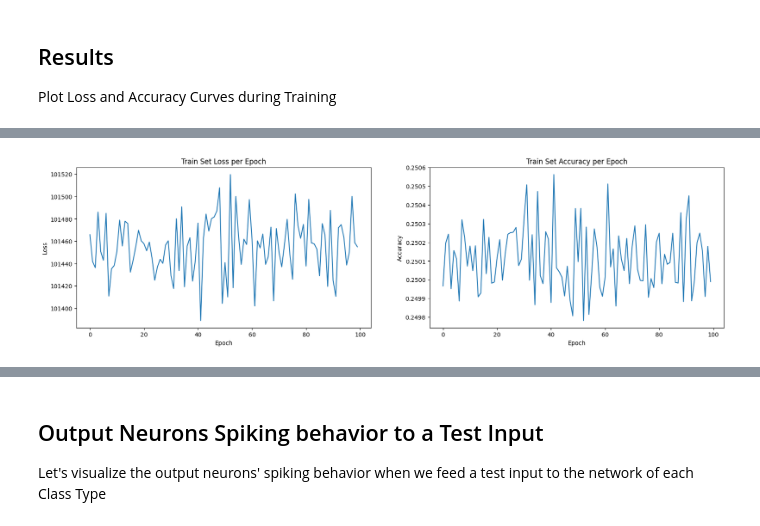
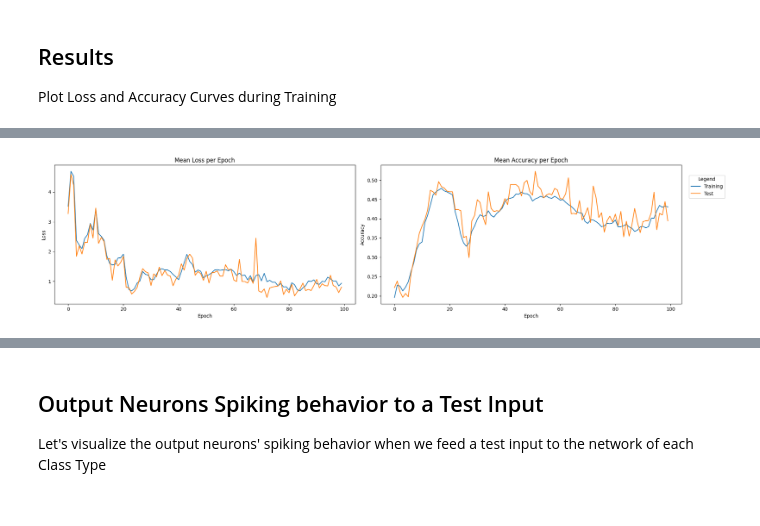
Before and after one commit to pedrofurrix/LAVA_SNN_ripples, a Jupyter notebook: snnTorch/windowed_train.ipynb, the cells around one changed output, grey strips where cells are left out. Saved outputs shown, nothing was run; the diff lists cells and outputs as text; code cells hidden in the pictures.

```diff
--- a/snnTorch/windowed_train.ipynb
+++ b/snnTorch/windowed_train.ipynb
@@ -173,7 +173,7 @@ if 'windowed_input_data' not in locals():
         #              refractory,WINDOW_SHIFT, WINDOW_SIZE,MEAN_DETECTION_OFFSET,MAX_DETECTION_OFFSET,factor)
         from make_windows2 import *
         windowed_input_data, windowed_gt, filtered_windows,ripple_ids, config=make_windows_mesquita(parent,config,time_max,downsampled_fs,bandpass,window_size,sample_ratio, scaling_factor,
-                     refractory,WINDOW_SHIFT, WINDOW_SIZE,MEAN_DETECTION_OFFSET,MAX_DETECTION_OFFSET,factor,fraction=fraction)
+                     refractory,WINDOW_SHIFT, WINDOW_SIZE,MEAN_DETECTION_OFFSET,MAX_DETECTION_OFFSET,factor,fraction=fraction,percentile=percentile)
 else:
     print("windowed_input_data already loaded")
 
@@ -1321,7 +1327,11 @@ tensor(0.5000, requires_grad=True)
 # %%
 from snnTorch.utils import training as tr_utils
 
-num_epochs = 100            # Number of epochs to train the network
+best_test_acc = 0.0
+best_model_state = None
+best_epoch = -1
+
+num_epochs = 200            # Number of epochs to train the network
 loss_hist = []                  # History of the loss (train)
 test_loss_hist = []             # History of the test loss
 acc_hist = []                   # History of the accuracy (train)
@@ -1416,7 +1426,15 @@ for epoch in range(num_epochs):
     epoch_mean_loss.append(np.mean(epoch_loss))
     epoch_mean_acc.append(np.mean(epoch_acc))  # Calculate the mean loss for the epoch
     test_epoch_mean_loss.append(np.mean(test_epoch_loss))  # Calculate the mean test loss for the epoch
-    test_epoch_mean_acc.append(np.mean(test_epoch_acc))    # Calculate the mean test accuracy for the epoch
+    mean_test_acc = np.mean(test_epoch_acc)  # Calculate the mean test accuracy for the epoch
+    test_epoch_mean_acc.append(mean_test_acc)    # Calculate the mean test accuracy for the epoch
+
+    if mean_test_acc > best_test_acc:
+        best_test_acc = mean_test_acc
+        best_model_state = copy.deepcopy(net.state_dict())
+        best_epoch = epoch
+        print(f"✅ New best model found at epoch {epoch} with test accuracy {best_test_acc:.4f}")
+
     # Update the Learning Rate
     scheduler.step()
 # %% [output]
@@ -1463,19 +1494,43 @@ plt.show()
 # %%
 # Plot Mean Epoch Loss and Accuracy
 # Plot Loss and Accuracy side-by-side
-plt.figure(figsize=(20, 5), facecolor="w")
-print(f"Mean Epoch Loss: {epoch_mean_loss}")
-plt.subplot(1, 2, 1)
-plt.plot(epoch_mean_loss, label="Mean Epoch Loss - Training")
-plt.title("Train Set Loss per Epoch")
-plt.xlabel("Epoch")
-plt.ylabel("Loss")
+# Create the figure and axes
+fig, axes = plt.subplots(1, 2, figsize=(20, 5), facecolor="w", sharey=False)
 
+# Colors
+train_color = "#1f77b4"
+test_color = "#ff7f0e"
 
-plt.subplot(1, 2, 2)
-plt.plot(epoch_mean_acc, label="Mean Epoch Accuracy - Training")
-plt.title("Train Set Accuracy per Epoch")
-plt.xlabel("Epoch")
-plt.ylabel("Accuracy")
+# Plot Loss
+axes[0].plot(epoch_mean_loss, color=train_color, )
+axes[0].plot(test_epoch_mean_loss, color=test_color, )
+axes[0].set_title("Mean Loss per Epoch")
+axes[0].set_xlabel("Epoch")
+axes[0].set_ylabel("Loss")
+
+# Plot Accuracy
+axes[1].plot(epoch_mean_acc, color=train_color,)
+axes[1].plot(test_epoch_mean_acc, color=test_color, )
+axes[1].set_title("Mean Accuracy per Epoch")
+axes[1].set_xlabel("Epoch")
+axes[1].set_ylabel("Accuracy")
+
+# Create one shared legend for both plots
+lines = [
+    plt.Line2D([0], [0], color=train_color, label='Training'),
+    plt.Line2D([0], [0], color=test_color, label='Test')
+]
+
+fig.legend(
+    handles=lines,
+    loc='center left',
+    bbox_to_anchor=(0.95, 0.8),
+    borderaxespad=0.5,
+    frameon=True,
+    title="Legend"
+)
+
+# Adjust layout
+plt.tight_layout(rect=[0, 0, 0.95, 1])
 plt.show()
 # %% [output]
@@ -1483 +1537 @@ Mean Epoch Loss: [101465.80407986112, 101441.82534722223, 101436.2734375, 101486
-[figure, old version]
+[figure, new version]
```
Also changed, not shown: parts of 48 cells of this notebook, 22 other files.
